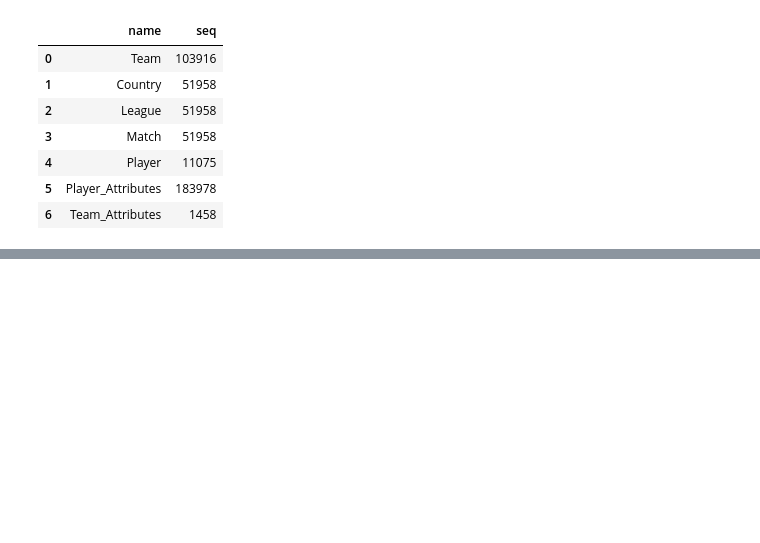
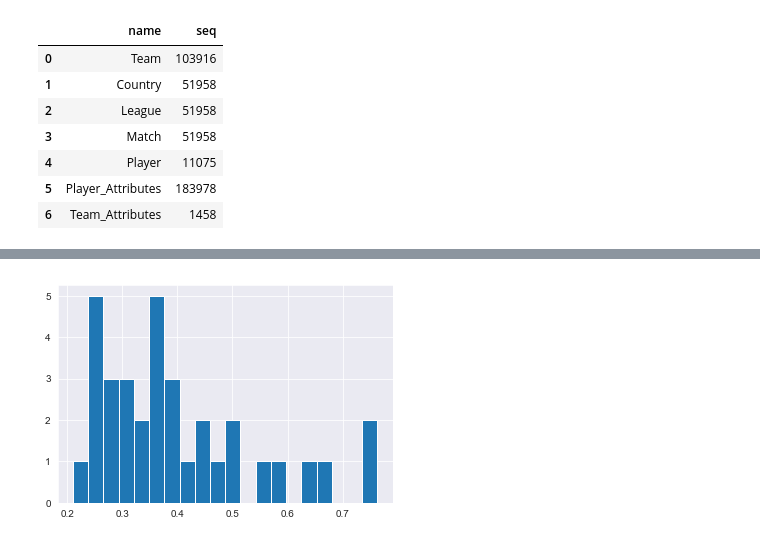
Before and after one commit to dmart49/Mod_03_Project, a Jupyter notebook: Mod_03_Project_Daniel_Question.ipynb, the cells around one changed output, grey strips where cells are left out. Cells and saved outputs as stored; diff of their text form; code cells hidden in the pictures; blank space fills up the shorter version.

```diff
--- a/Mod_03_Project_Daniel_Question.ipynb
+++ b/Mod_03_Project_Daniel_Question.ipynb
@@ -158,0 +171,6 @@ df_england_wins
+# %%
+sns.set_style('darkgrid')
+plt.hist(df_england_wins['HomeWinPct'], bins =20)
+plt.show()
+# %% [output]
+[figure, added]
```
Also changed, not shown: parts of 3 cells of this notebook.
